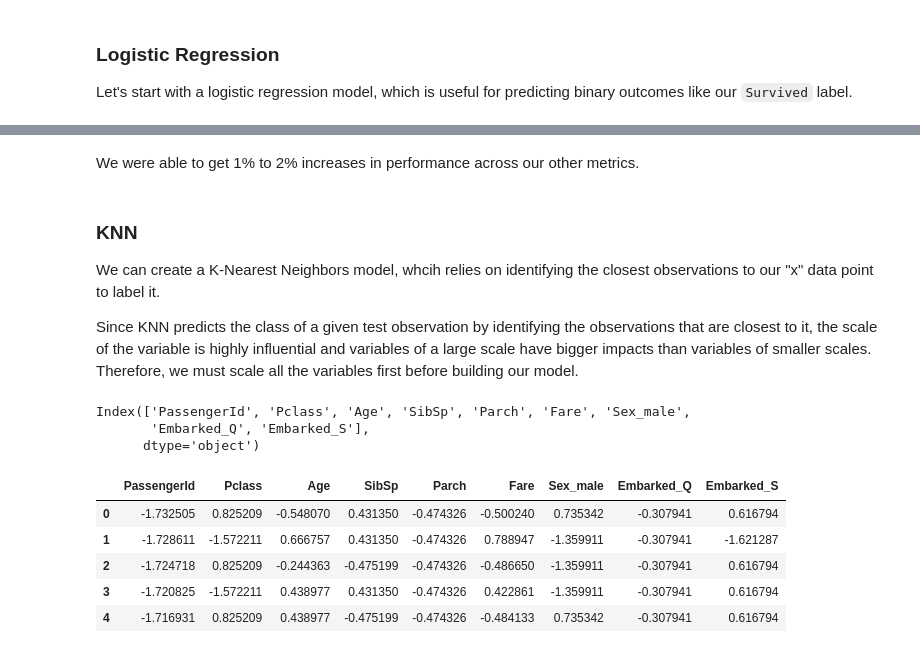
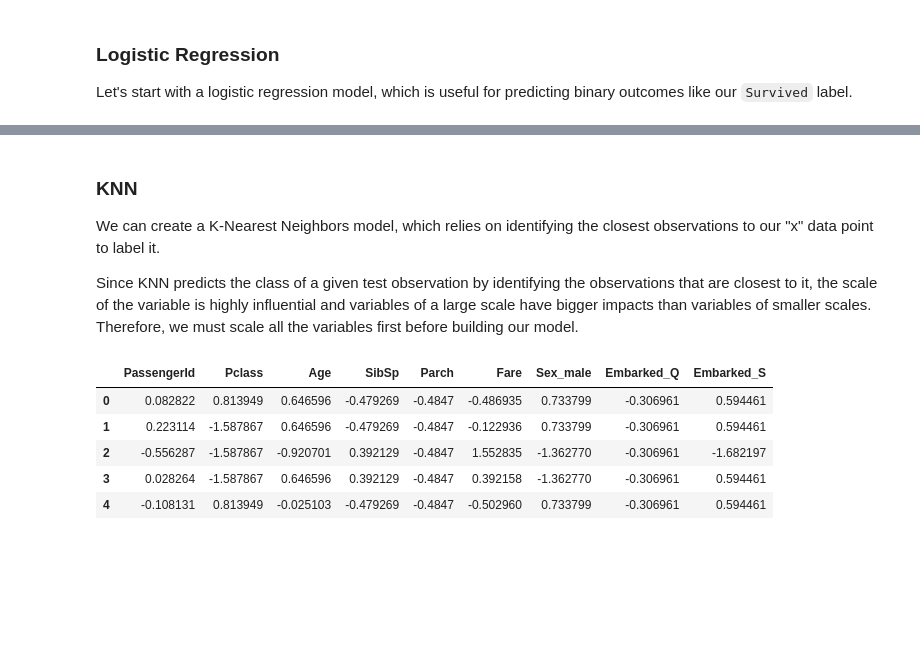
Before and after one commit to dwang0120/titanic-ML, a Jupyter notebook: Titanic - Machine Learning from Disaster.ipynb, the cells around one changed output, grey strips where cells are left out. Cells and saved outputs as stored; diff of their text form; code cells hidden in the pictures; blank space fills up the shorter version.

```diff
--- a/Titanic - Machine Learning from Disaster.ipynb
+++ b/Titanic - Machine Learning from Disaster.ipynb
@@ -333,28 +305,0 @@ We can tune our model by adjusting the regularization strength parameter "C", wh
-# %%
-C_param_range = [0.001, 0.01, 0.1, 1, 10, 100]
-
-titanic_auc_table = pd.DataFrame(columns = ['C_parameter', 'Accuracy'])
-titanic_auc_table['C_parameter'] = C_param_range
-
-j = 0
-for i in C_param_range:
-    # Apply model to training data
-    logmodel = LogisticRegression(C = i, random_state = 42, max_iter = 600)
-    logmodel.fit(X_train, y_train)
-
-    # Predict with model
-    #log_pred = logmodel.predict(X_test)
-
-    # Save AUC to table
-    titanic_auc_table.iloc[j,1] = roc_auc_score(y_test, logmodel.predict_proba(X_test)[:, 1])
-
-    j += 1
-
-# Plotting out our AUC scores
-n = np.arange(6)
-fig = plt.figure(figsize = (10, 7))
-axes = fig.add_axes([0.1, 0.1, 0.8, 0.8])
-axes.plot(n, titanic_auc_table['Accuracy'])
-axes.xaxis.set_ticks(n)
-axes.xaxis.set_ticklabels(C_param_range)
-plt.show()
@@ -365,9 +305,0 @@ It seems that the C = 0.1 is where the gains in performance in the logistic regr
-# %%
-logmodel = LogisticRegression(C = 0.1, random_state = 42, max_iter = 600)
-logmodel.fit(X_train, y_train)
-
-predictions = logmodel.predict(X_test)
-
-print(confusion_matrix(predictions, y_test))
-print('\n')
-print(classification_report(predictions, y_test))
@@ -387,9 +306,7 @@ weighted avg       0.82      0.81      0.81       267
-# %% [markdown]
-We were able to get 1% to 2% increases in performance across our other metrics.
 # %% [markdown]
 ### KNN
 
-We can create a K-Nearest Neighbors model, whcih relies on identifying the closest observations to our "x" data point to label it.
+We can create a K-Nearest Neighbors model, which relies on identifying the closest observations to our "x" data point to label it.
 
 Since KNN predicts the class of a given test observation by identifying the observations that are closest to it, the scale of the variable is highly influential and variables of a large scale have bigger impacts than variables of smaller scales. Therefore, we must scale all the variables first before building our model.
 # %%
@@ -397,20 +316,14 @@ from sklearn.preprocessing import StandardScaler
-# %%
-final_data.columns.drop('Survived')
-# %% [output]
-Index(['PassengerId', 'Pclass', 'Age', 'SibSp', 'Parch', 'Fare', 'Sex_male',
-       'Embarked_Q', 'Embarked_S'],
-      dtype='object')
 # %%
 scaler = StandardScaler()
-scaler.fit(final_data.drop('Survived', axis = 1)) # fit to data, not the target class
-scaled_features = scaler.transform(final_data.drop('Survived', axis = 1))
+scaler.fit(X_train) # fit to data, not the target class
+scaled_features = scaler.transform(X_train)
 
-data_scaled = pd.DataFrame(scaled_features, columns = final_data.columns.drop('Survived'))
-data_scaled.head()
+X_tr_scaled = pd.DataFrame(scaled_features, columns = X_train.columns)
+X_tr_scaled.head()
 # %% [output]
 |  | PassengerId | Pclass | Age | SibSp | Parch | Fare | Sex_male | Embarked_Q | Embarked_S |
-| 0 | -1.732505 | 0.825209 | -0.548070 | 0.431350 | -0.474326 | -0.500240 | 0.735342 | -0.307941 | 0.616794 |
-| 1 | -1.728611 | -1.572211 | 0.666757 | 0.431350 | -0.474326 | 0.788947 | -1.359911 | -0.307941 | -1.621287 |
-| 2 | -1.724718 | 0.825209 | -0.244363 | -0.475199 | -0.474326 | -0.486650 | -1.359911 | -0.307941 | 0.616794 |
-| 3 | -1.720825 | -1.572211 | 0.438977 | 0.431350 | -0.474326 | 0.422861 | -1.359911 | -0.307941 | 0.616794 |
-| 4 | -1.716931 | 0.825209 | 0.438977 | -0.475199 | -0.474326 | -0.484133 | 0.735342 | -0.307941 | 0.616794 |
+| 0 | 0.082822 | 0.813949 | 0.646596 | -0.479269 | -0.4847 | -0.486935 | 0.733799 | -0.306961 | 0.594461 |
+| 1 | 0.223114 | -1.587867 | 0.646596 | -0.479269 | -0.4847 | -0.122936 | 0.733799 | -0.306961 | 0.594461 |
+| 2 | -0.556287 | -1.587867 | -0.920701 | 0.392129 | -0.4847 | 1.552835 | -1.362770 | -0.306961 | -1.682197 |
+| 3 | 0.028264 | -1.587867 | 0.646596 | 0.392129 | -0.4847 | 0.392158 | -1.362770 | -0.306961 | 0.594461 |
+| 4 | -0.108131 | 0.813949 | -0.025103 | -0.479269 | -0.4847 | -0.502960 | 0.733799 | -0.306961 | 0.594461 |
```
Also changed, not shown: parts of 69 cells of this notebook, 1 other file.
